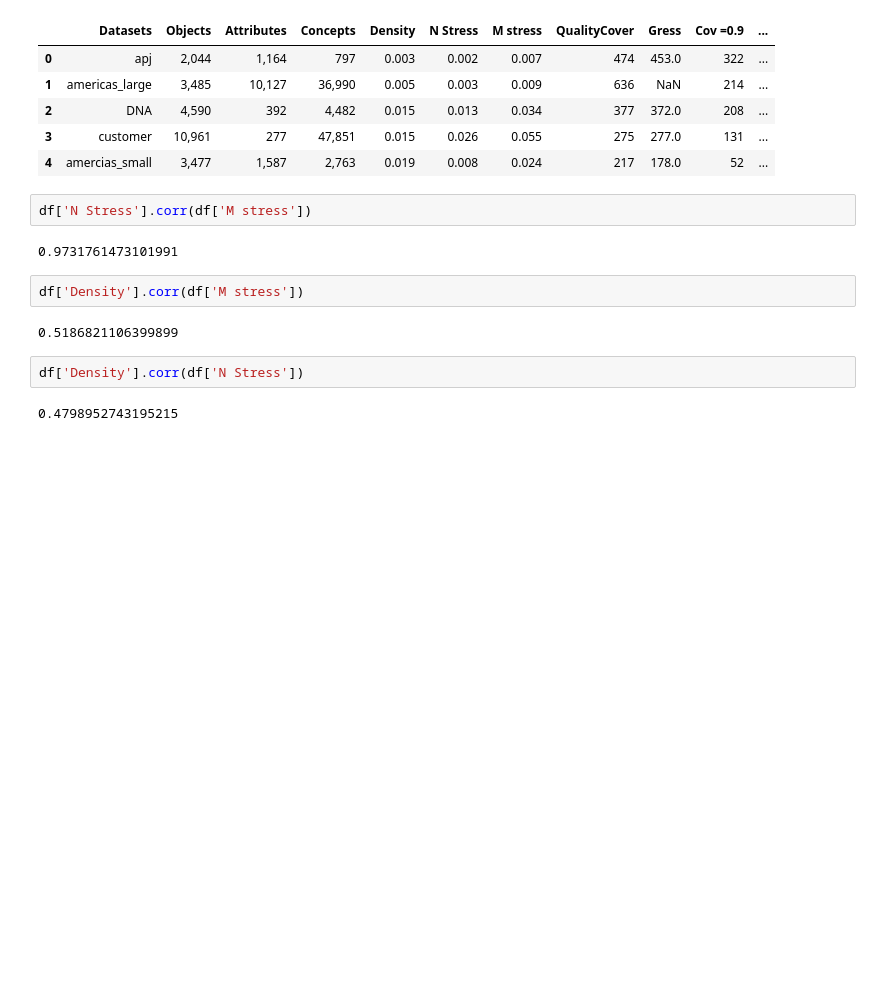
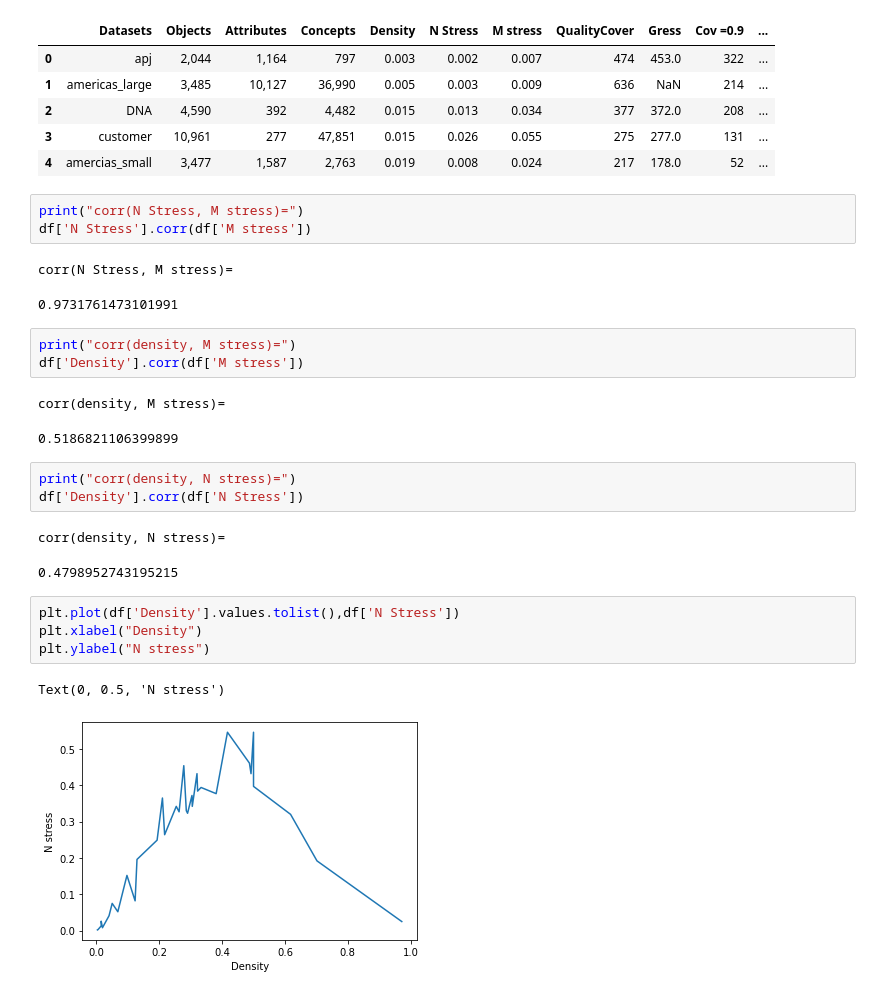
Before and after one commit to nizarnasraoui9/IEE-competition, a Jupyter notebook: correlations.ipynb, the cells around one changed output. Saved outputs shown, nothing was run; the diff lists cells and outputs as text; blank space fills up the shorter version.

```diff
--- a/correlations.ipynb
+++ b/correlations.ipynb
@@ -14,14 +14,27 @@ df.head()
 | 3 | customer | 10,961 | 277 | 47,851 | 0.015 | 0.026 | 0.055 | 275 | 277.0 | 131 | ... |
 | 4 | amercias_small | 3,477 | 1,587 | 2,763 | 0.019 | 0.008 | 0.024 | 217 | 178.0 | 52 | ... |
 # %%
+print("corr(N Stress, M stress)=")
 df['N Stress'].corr(df['M stress'])
 # %% [output]
-0.9731761473101991
+corr(N Stress, M stress)=
+0.9731761473101991
 # %%
+print("corr(density, M stress)=")
 df['Density'].corr(df['M stress'])
 # %% [output]
-0.5186821106399899
+corr(density, M stress)=
+0.5186821106399899
 # %%
+print("corr(density, N stress)=")
 df['Density'].corr(df['N Stress'])
 # %% [output]
-0.4798952743195215
+corr(density, N stress)=
+0.4798952743195215
+# %%
+plt.plot(df['Density'].values.tolist(),df['N Stress'])
+plt.xlabel("Density")
+plt.ylabel("N stress")
+# %% [output]
+Text(0, 0.5, 'N stress')
+[figure, added]
```
Also changed, not shown: parts of 2 cells of this notebook.
